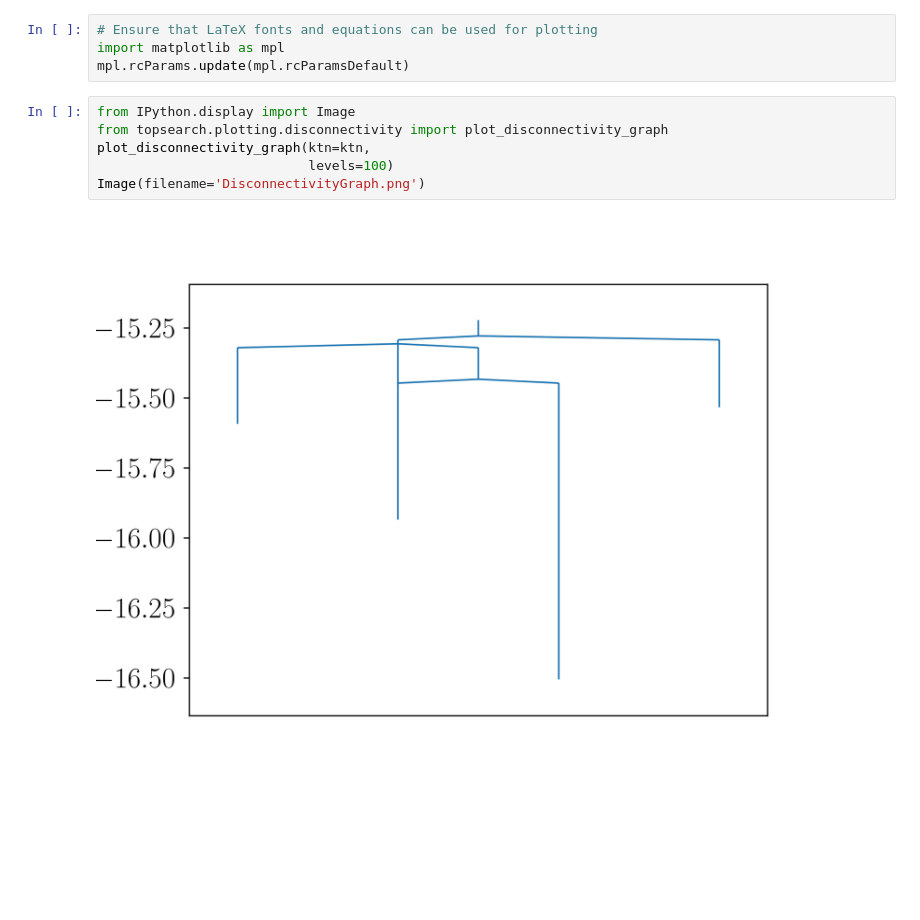
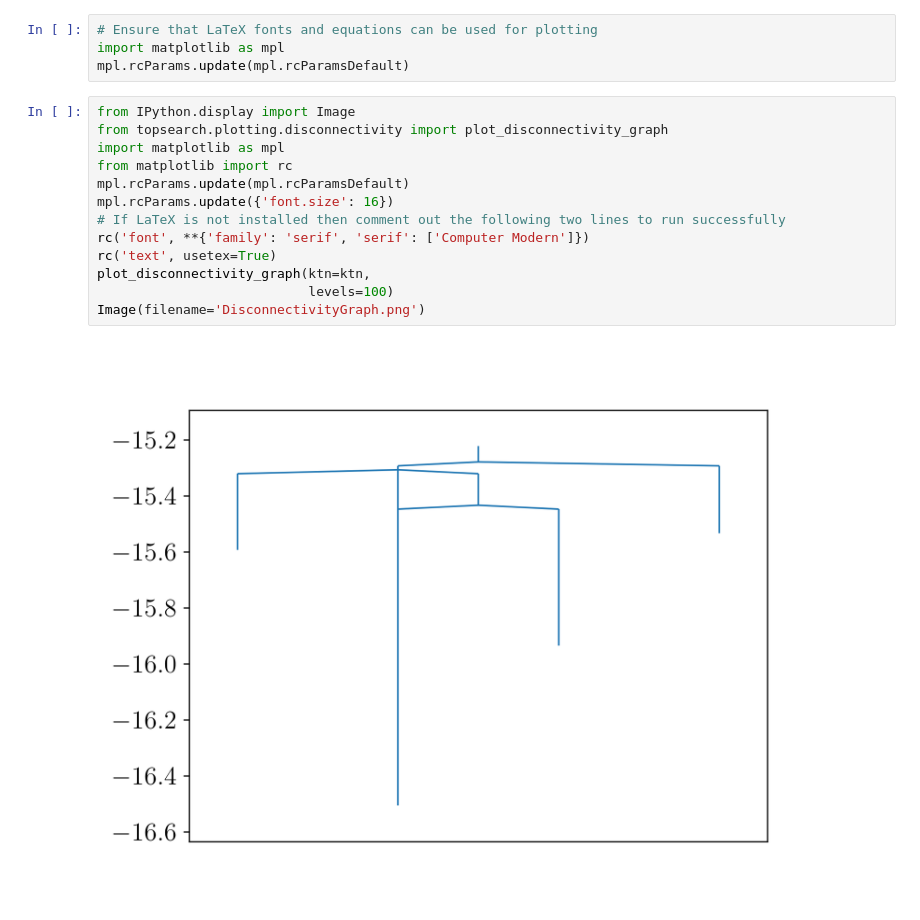
Before and after one commit to IBM/topography-searcher, a Jupyter notebook: examples/notebooks/atomic_cluster.ipynb, the cells around one changed output. Drawn from its saved outputs; the diff is of its cells as text; blank space fills up the shorter version.

Commit message:
Updates to notebooks for LaTeX text rendering

```diff
--- a/examples/notebooks/atomic_cluster.ipynb
+++ b/examples/notebooks/atomic_cluster.ipynb
@@ -199,8 +198,15 @@ mpl.rcParams.update(mpl.rcParamsDefault)
 # %%
 from IPython.display import Image
 from topsearch.plotting.disconnectivity import plot_disconnectivity_graph
+import matplotlib as mpl
+from matplotlib import rc
+mpl.rcParams.update(mpl.rcParamsDefault)
+mpl.rcParams.update({'font.size': 16})
+# If LaTeX is not installed then comment out the following two lines to run successfully
+rc('font', **{'family': 'serif', 'serif': ['Computer Modern']})
+rc('text', usetex=True)
 plot_disconnectivity_graph(ktn=ktn,
                            levels=100)
 Image(filename='DisconnectivityGraph.png')
 # %% [output]
-[figure, old version]
+[figure, new version]
```
Also changed, not shown: parts of 1 cell of this notebook.
